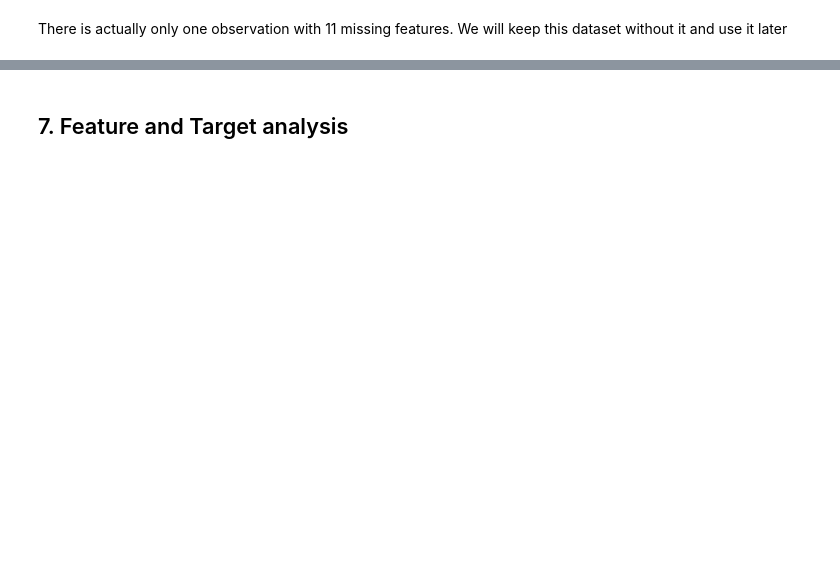
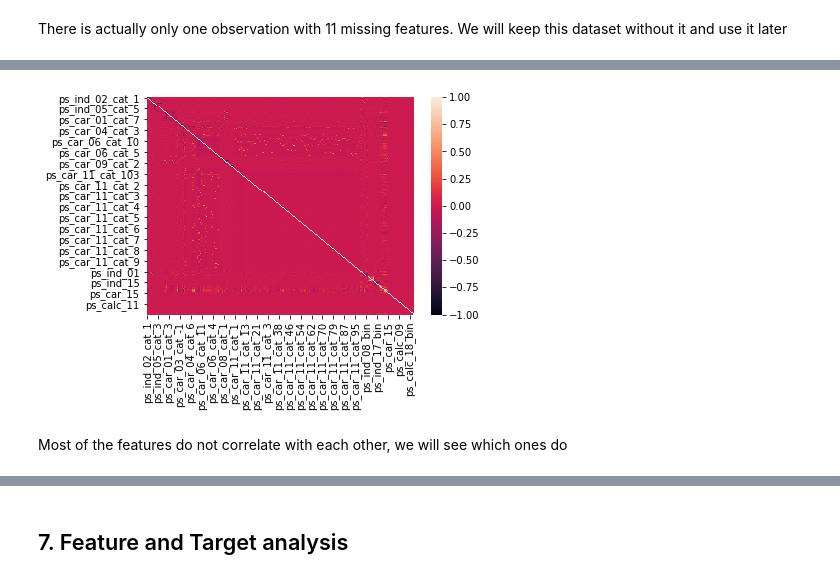
Before and after one commit to ilanGrynszpan/Porto-Seguro-Car-Insurance---Kaggle-challenge, a Jupyter notebook: Kaggle_Challenge_Porto_Seguro_Car_Insurance.ipynb, the cells around one changed output, grey strips where cells are left out. Drawn from its saved outputs; the diff is of its cells as text; code cells hidden in the pictures; blank space fills up the shorter version.

```diff
--- a/Kaggle_Challenge_Porto_Seguro_Car_Insurance.ipynb
+++ b/Kaggle_Challenge_Porto_Seguro_Car_Insurance.ipynb
@@ -242,0 +284,3 @@ data_not_na.shape
+# %%
+corr = data_not_na.corr()
+corr
@@ -242,0 +301,6 @@ data_not_na.shape
+# %%
+ax = sns.heatmap(corr)
+# %% [output]
+[figure, added]
+# %% [markdown]
+Most of the features do not correlate with each other, we will see which ones do
```
Also changed, not shown: parts of 74 cells of this notebook.
